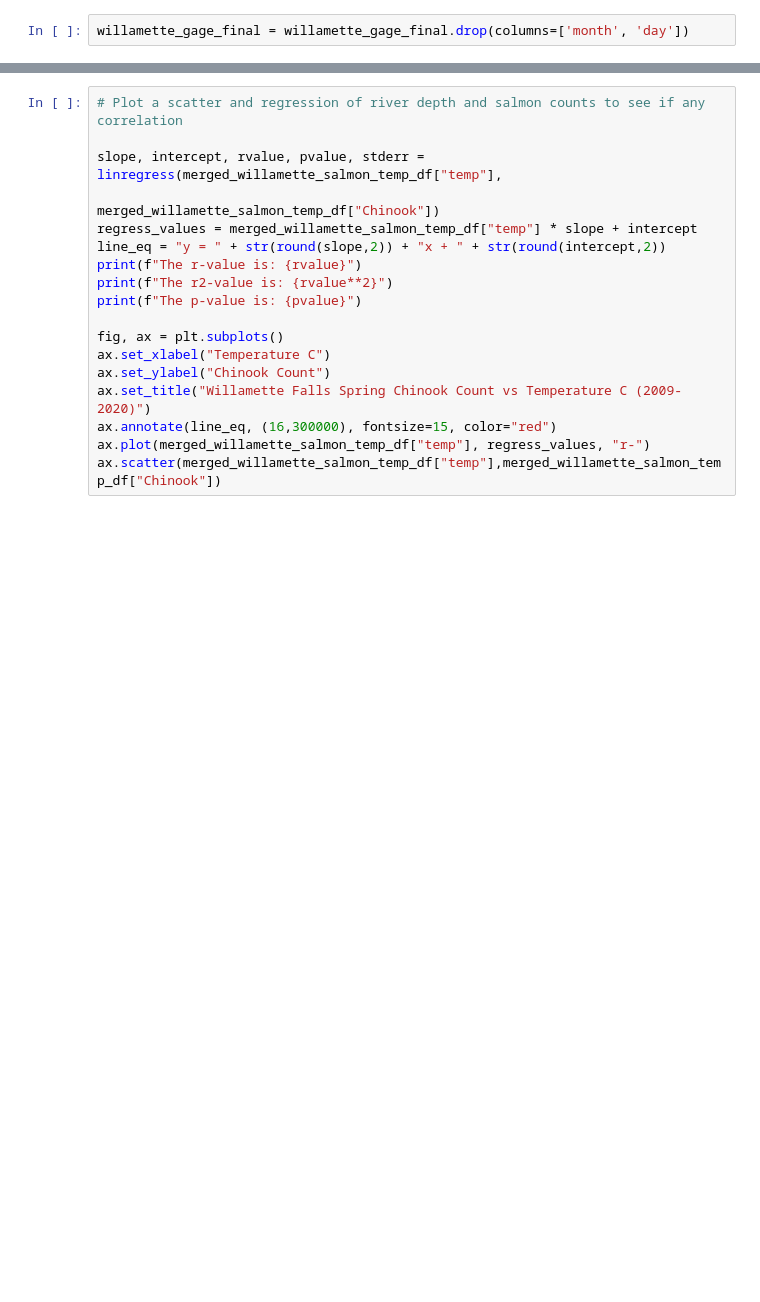
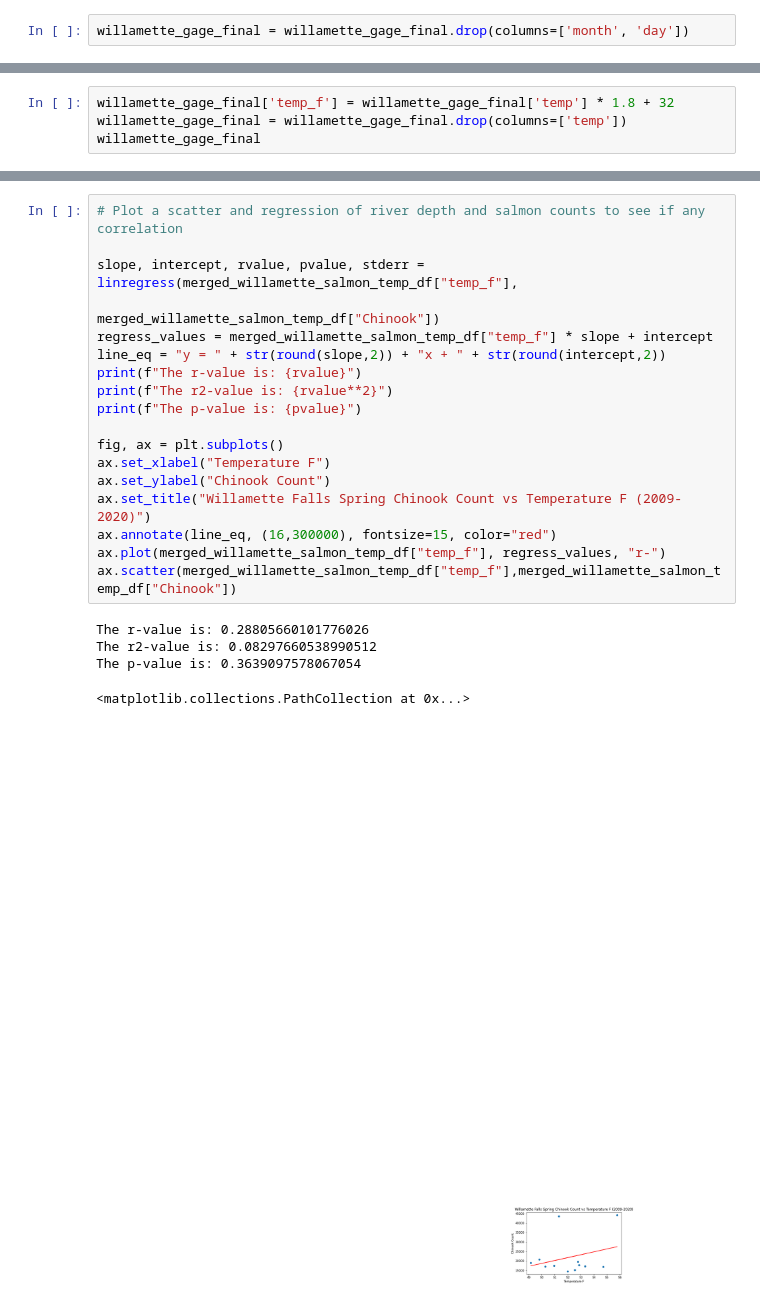
Before and after one commit to jayhjman/bootcamp-project1, a Jupyter notebook: Trim_water_data.ipynb, the cells around one changed output, grey strips where cells are left out. Saved outputs shown, nothing was run; the diff lists cells and outputs as text; blank space fills up the shorter version.

Commit message:
Finished Willamette Falls visualizations!

```diff
--- a/Trim_water_data.ipynb
+++ b/Trim_water_data.ipynb
@@ -329,0 +397,4 @@ willamette_gage_final
+# %%
+willamette_gage_final['temp_f'] = willamette_gage_final['temp'] * 1.8 + 32
+willamette_gage_final = willamette_gage_final.drop(columns=['temp'])
+willamette_gage_final
@@ -380,18 +548,24 @@ merged_willamette_salmon_temp_df
 # %%
 # Plot a scatter and regression of river depth and salmon counts to see if any correlation
 
-slope, intercept, rvalue, pvalue, stderr = linregress(merged_willamette_salmon_temp_df["temp"],
+slope, intercept, rvalue, pvalue, stderr = linregress(merged_willamette_salmon_temp_df["temp_f"],
                                                       merged_willamette_salmon_temp_df["Chinook"])
-regress_values = merged_willamette_salmon_temp_df["temp"] * slope + intercept
+regress_values = merged_willamette_salmon_temp_df["temp_f"] * slope + intercept
 line_eq = "y = " + str(round(slope,2)) + "x + " + str(round(intercept,2))
 print(f"The r-value is: {rvalue}")
 print(f"The r2-value is: {rvalue**2}")
 print(f"The p-value is: {pvalue}")
 
 fig, ax = plt.subplots()
-ax.set_xlabel("Temperature C")
+ax.set_xlabel("Temperature F")
 ax.set_ylabel("Chinook Count")
-ax.set_title("Willamette Falls Spring Chinook Count vs Temperature C (2009-2020)")
+ax.set_title("Willamette Falls Spring Chinook Count vs Temperature F (2009-2020)")
 ax.annotate(line_eq, (16,300000), fontsize=15, color="red")
-ax.plot(merged_willamette_salmon_temp_df["temp"], regress_values, "r-")
-ax.scatter(merged_willamette_salmon_temp_df["temp"],merged_willamette_salmon_temp_df["Chinook"])
+ax.plot(merged_willamette_salmon_temp_df["temp_f"], regress_values, "r-")
+ax.scatter(merged_willamette_salmon_temp_df["temp_f"],merged_willamette_salmon_temp_df["Chinook"])
+# %% [output]
+The r-value is: 0.28805660101776026
+The r2-value is: 0.08297660538990512
+The p-value is: 0.3639097578067054
+<matplotlib.collections.PathCollection at 0x...>
+[figure, added]
```
Also changed, not shown: parts of 18 cells of this notebook.
